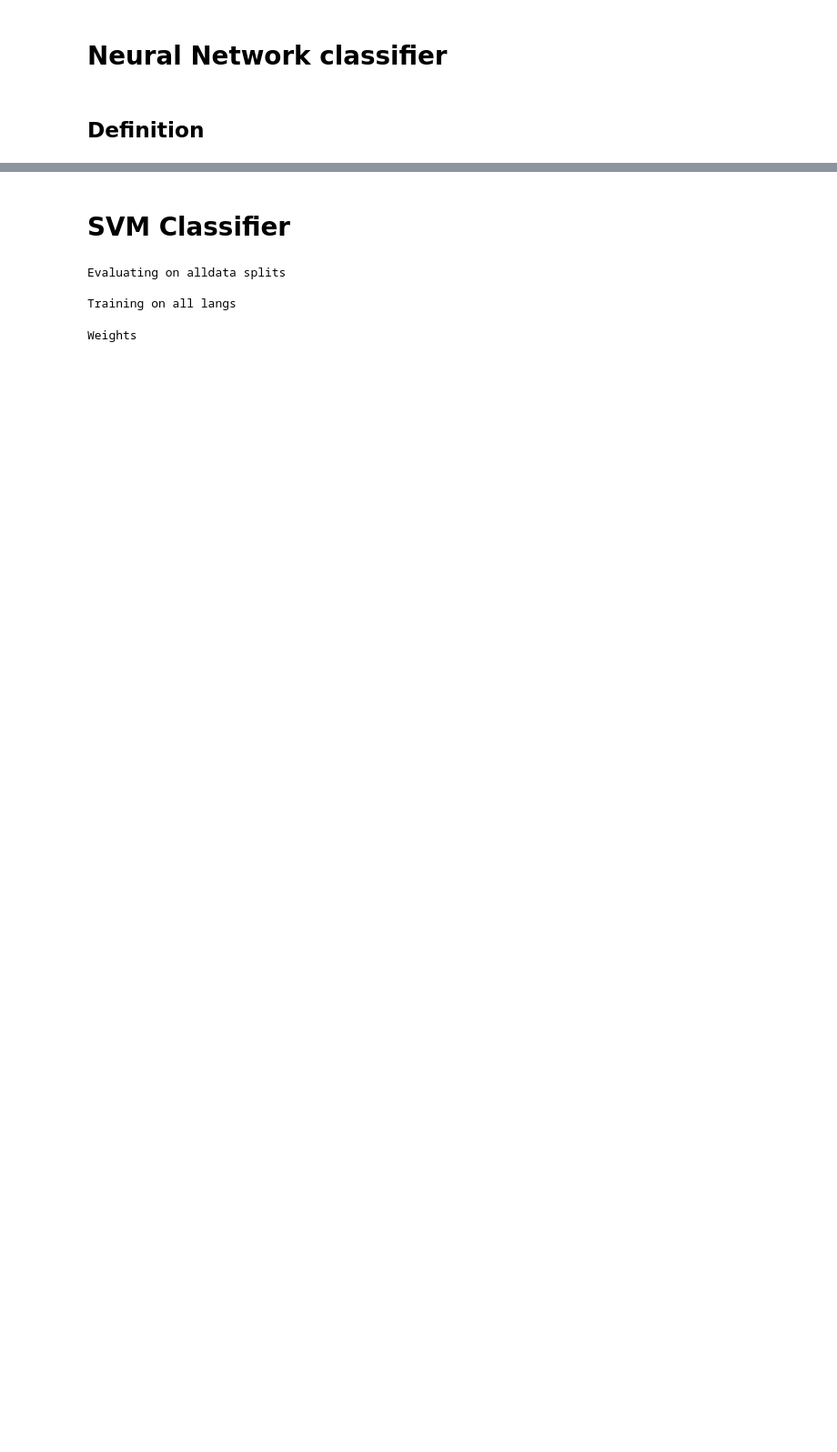
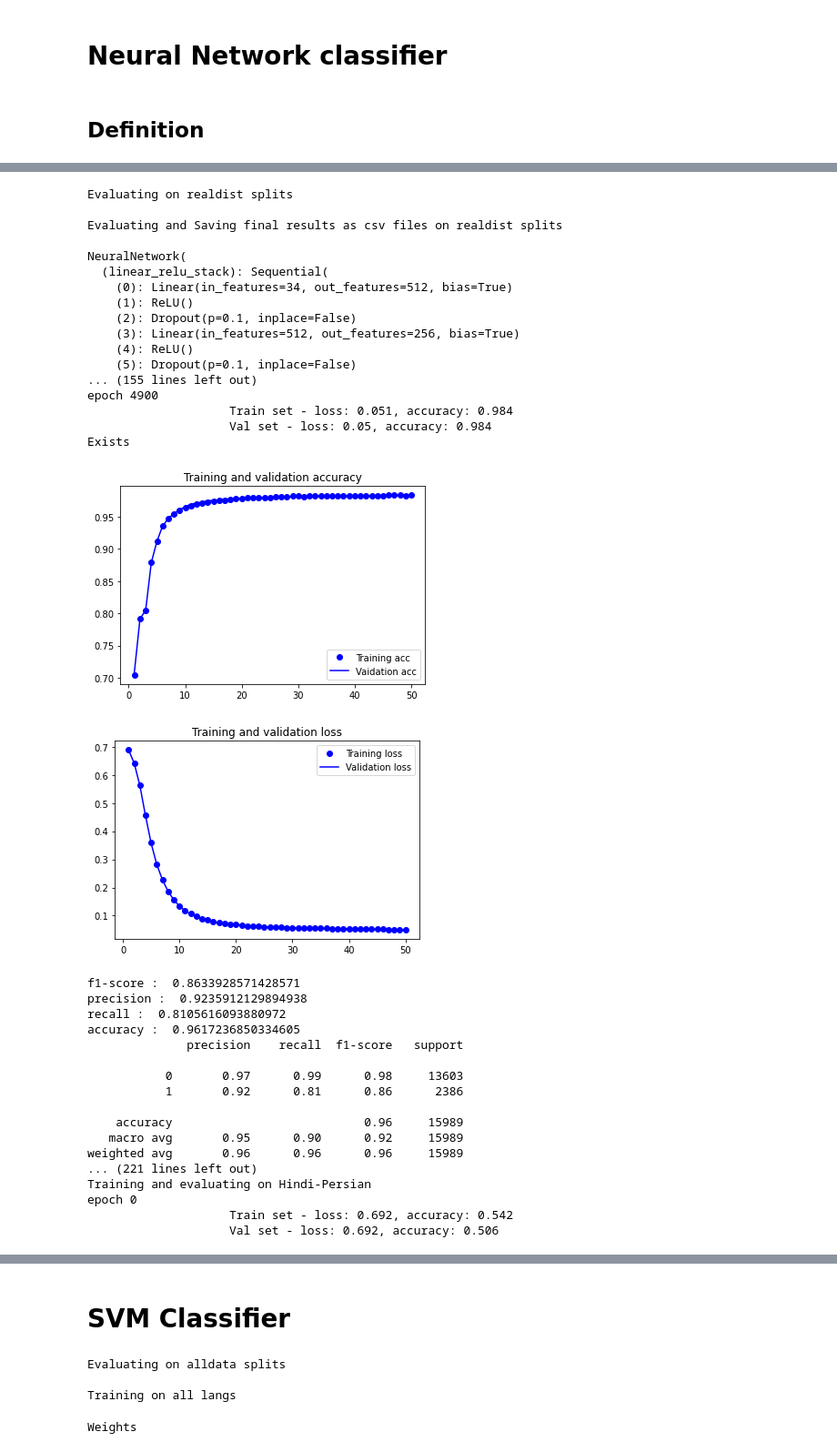
Before and after one commit to csu-signal/loan-word-detection, a Jupyter notebook: TorchClassifier_Panphon_features/evaluate-experiments.ipynb, the cells around one changed output, grey strips where cells are left out. Shown at 91% size. Cells and saved outputs as stored; diff of their text form; code cells hidden in the pictures; blank space fills up the shorter version.

```diff
--- a/TorchClassifier_Panphon_features/evaluate-experiments.ipynb
+++ b/TorchClassifier_Panphon_features/evaluate-experiments.ipynb
@@ -877,0 +1158,56 @@ train_evaluate_lang_fn.to_csv(f'{prefix}/indiv_pair_eval_falseneg.csv')
+# %%
+print("Evaluating on realdist splits\n")
+
+print("Evaluating and Saving final results as csv files on realdist splits\n")
+output_realdist,all_lang_fp, all_lang_fn, evaluate_lang_fp, evaluate_lang_fn, train_evaluate_lang_fp, train_evaluate_lang_fn = nn_evaluate(train_realdist, test_realdist, pairs)
+prefix = f'../Final_results/real_dist/NN_results'
+#prefix = f'../Final_results/real_dist/features_wo_dnnlogits_cosims/NN_results'
+if os.path.isdir(prefix):
+    print("Exists")
+else:
+    print("Doesn't exist")
+    os.mkdir(prefix)
+output_realdist.to_csv(f'{prefix}/final_results.csv')
+all_lang_fp.to_csv(f'{prefix}/all_lang_falsepos.csv')
+all_lang_fn.to_csv(f'{prefix}/all_lang_falseneg.csv')
+evaluate_lang_fp.to_csv(f'{prefix}/all_lang_pair_eval_falsepos.csv')
+evaluate_lang_fn.to_csv(f'{prefix}/all_lang_pair_eval_falseneg.csv')
+train_evaluate_lang_fp.to_csv(f'{prefix}/indiv_pair_eval_falsepos.csv')
+train_evaluate_lang_fn.to_csv(f'{prefix}/indiv_pair_eval_falseneg.csv')
+# %% [output]
+Evaluating on realdist splits
+
+Evaluating and Saving final results as csv files on realdist splits
+
+NeuralNetwork(
+  (linear_relu_stack): Sequential(
+    (0): Linear(in_features=34, out_features=512, bias=True)
+    (1): ReLU()
+    (2): Dropout(p=0.1, inplace=False)
+    (3): Linear(in_features=512, out_features=256, bias=True)
+    (4): ReLU()
+    (5): Dropout(p=0.1, inplace=False)
+... (155 lines left out)
+epoch 4900
+                    Train set - loss: 0.051, accuracy: 0.984
+                    Val set - loss: 0.05, accuracy: 0.984
+Exists
+[figure, added]
+[figure, added]
+f1-score :  0.8633928571428571
+precision :  0.9235912129894938
+recall :  0.8105616093880972
+accuracy :  0.9617236850334605
+              precision    recall  f1-score   support
+
+           0       0.97      0.99      0.98     13603
+           1       0.92      0.81      0.86      2386
+
+    accuracy                           0.96     15989
+   macro avg       0.95      0.90      0.92     15989
+weighted avg       0.96      0.96      0.96     15989
+... (221 lines left out)
+Training and evaluating on Hindi-Persian
+epoch 0
+                    Train set - loss: 0.692, accuracy: 0.542
+                    Val set - loss: 0.692, accuracy: 0.506
```
Also changed, not shown: parts of 46 cells of this notebook.
